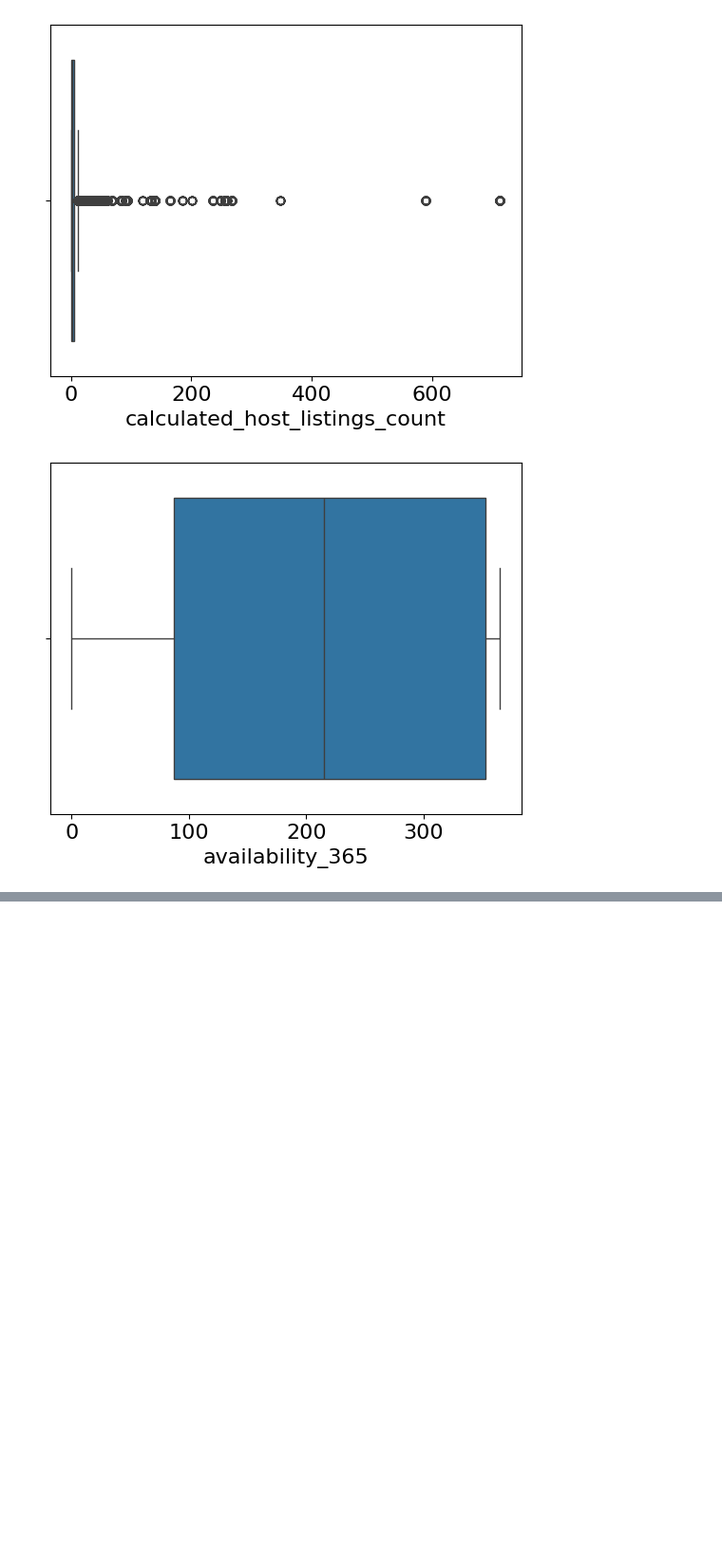
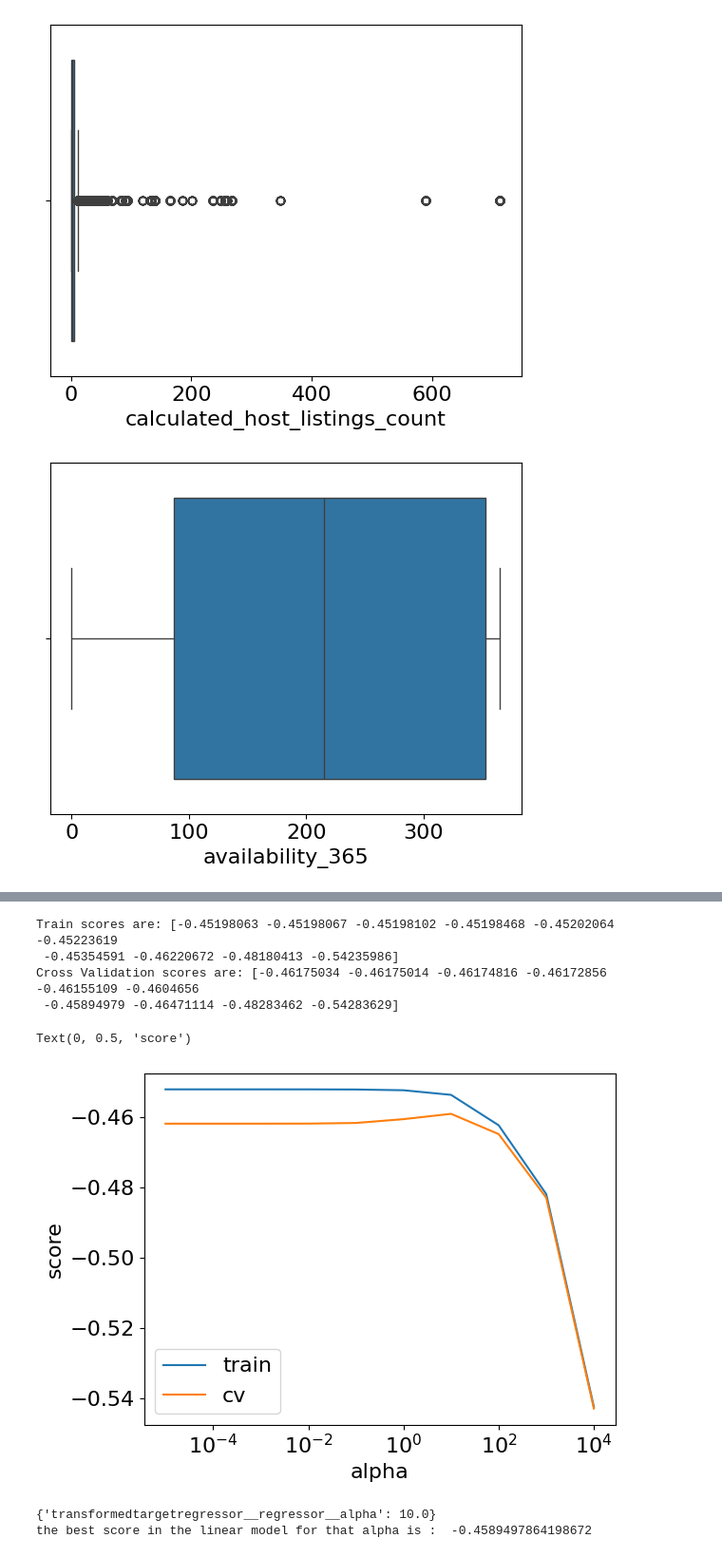
Before and after one commit to VivaanWadhwa/Airbnb-Price-Predictor, a Jupyter notebook: model.ipynb, the cells around one changed output, grey strips where cells are left out. Shown at 95% size. Saved outputs shown, nothing was run; the diff lists cells and outputs as text; code cells hidden in the pictures; blank space fills up the shorter version.

Commit message:
Updated model

```diff
--- a/model.ipynb
+++ b/model.ipynb
@@ -146,0 +147,10 @@ drop = ['host_name','']
+# %%
+numerical_feats = ['minimum_nights', 'number_of_reviews', 'calculated_host_listings_count', 'availability_365']
+categorical_feats = ['neighbourhood_group', 'room_type', "neighbourhood"]
+drop_feats = ["id", "host_name","latitude", "longitude", "reviews_per_month", "number_of_reviews_ltm", "license"]
+# %%
+preprocessor = make_column_transformer(
+    (OneHotEncoder(sparse_output = False, handle_unknown="ignore"), categorical_feats),
+    (StandardScaler(), numerical_feats),
+    ("drop", drop_feats)
+)
@@ -146,0 +189,2 @@ drop = ['host_name','']
+# %%
+mape_scorer = make_scorer(mean_absolute_percentage_error, greater_is_better=False) # since we are scoring using MAPE.
@@ -146,0 +205,34 @@ drop = ['host_name','']
+# %%
+#Linear
+param_grid = {'transformedtargetregressor__regressor__alpha': 10.0 ** np.arange(-5, 5, 1)}
+ttr_R = TransformedTargetRegressor(
+    Ridge(random_state=123), func=np.log1p, inverse_func=np.expm1
+    )
+pipe_linear = make_pipeline(preprocessor, ttr_R)
+search = RandomizedSearchCV(pipe_linear, param_grid,n_iter=10, n_jobs=-1,return_train_score=True, scoring = mape_scorer)
+search.fit(X_train, y_train)
+train_scores = search.cv_results_["mean_train_score"]
+cv_scores = search.cv_results_["mean_test_score"]
+print("Train scores are:", train_scores)
+print("Cross Validation scores are:", cv_scores)
+# %% [output]
+Train scores are: [-0.45198063 -0.45198067 -0.45198102 -0.45198468 -0.45202064 -0.45223619
+ -0.45354591 -0.46220672 -0.48180413 -0.54235986]
+Cross Validation scores are: [-0.46175034 -0.46175014 -0.46174816 -0.46172856 -0.46155109 -0.4604656
+ -0.45894979 -0.46471114 -0.48283462 -0.54283629]
+# %%
+plt.semilogx(param_grid["transformedtargetregressor__regressor__alpha"], train_scores.tolist(), label="train")
+plt.semilogx(param_grid["transformedtargetregressor__regressor__alpha"], cv_scores.tolist(), label="cv")
+plt.legend()
+plt.xlabel("alpha")
+plt.ylabel("score")
+# %% [output]
+Text(0, 0.5, 'score')
+[figure, added]
+# %%
+best_alpha = search.best_params_
+print(best_alpha)
+print("the best score in the linear model for that alpha is : ", search.best_score_)
+# %% [output]
+{'transformedtargetregressor__regressor__alpha': 10.0}
+the best score in the linear model for that alpha is :  -0.4589497864198672
```
Also changed, not shown: parts of 15 cells of this notebook.
